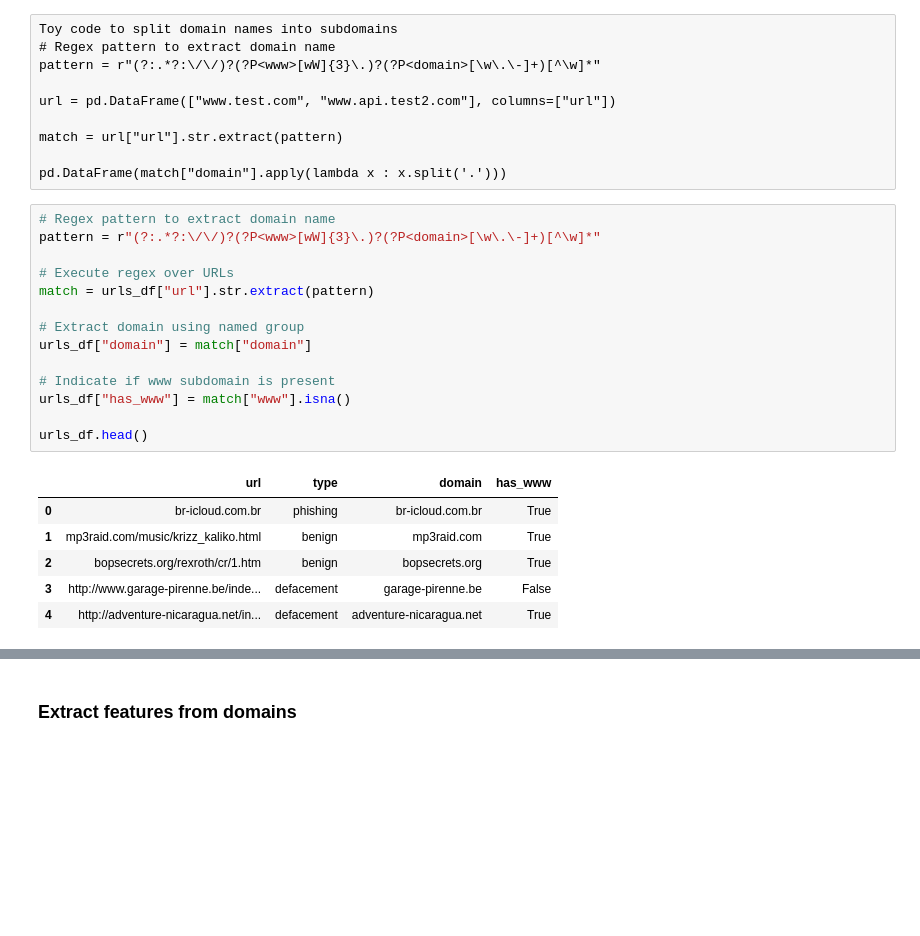
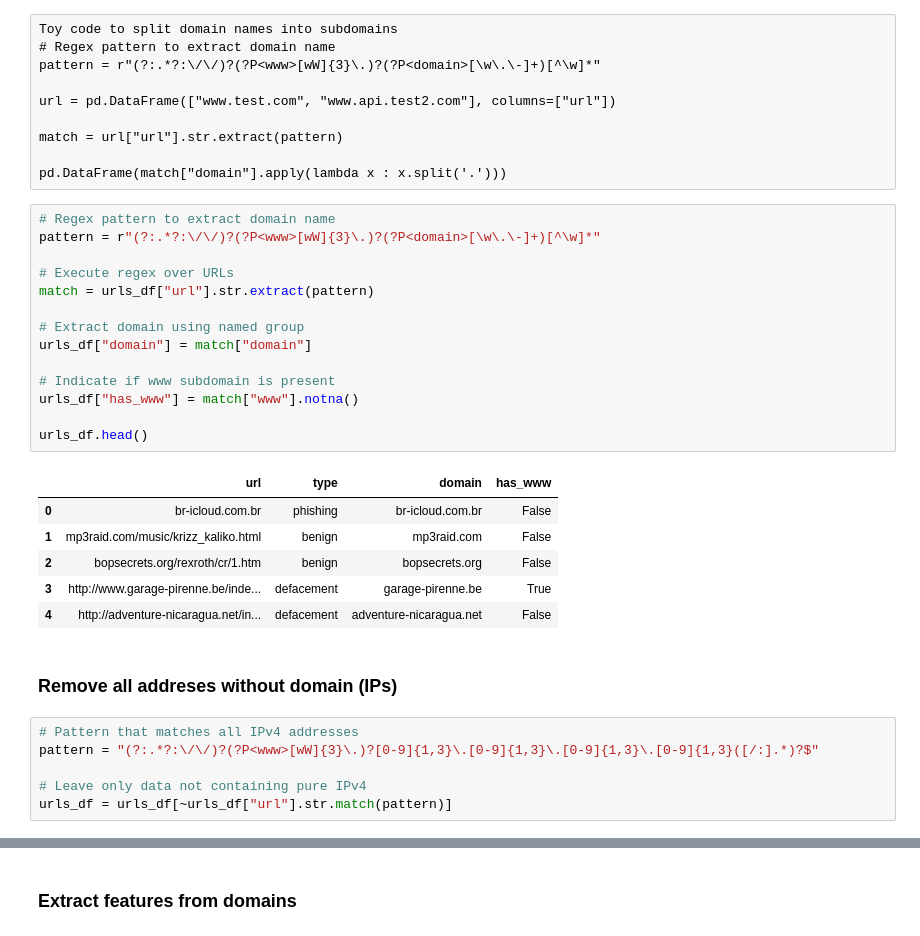
Before and after one commit to Kairixir/URL-domain-name-clustering, a Jupyter notebook: bachelor_thesis.ipynb, the cells around one changed output, grey strips where cells are left out. Drawn from its saved outputs; the diff is of its cells as text; blank space fills up the shorter version.

```diff
--- a/bachelor_thesis.ipynb
+++ b/bachelor_thesis.ipynb
@@ -82,21 +107,29 @@ pd.DataFrame(match["domain"].apply(lambda x : x.split('.')))
 # %%
 # Regex pattern to extract domain name
 pattern = r"(?:.*?:\/\/)?(?P<www>[wW]{3}\.)?(?P<domain>[\w\.\-]+)[^\w]*"
 
 # Execute regex over URLs
 match = urls_df["url"].str.extract(pattern)
 
 # Extract domain using named group
 urls_df["domain"] = match["domain"]
 
 # Indicate if www subdomain is present
-urls_df["has_www"] = match["www"].isna()
+urls_df["has_www"] = match["www"].notna()
 
 urls_df.head()
 # %% [output]
 |  | url | type | domain | has_www |
-| 0 | br-icloud.com.br | phishing | br-icloud.com.br | True |
-| 1 | mp3raid.com/music/krizz_kaliko.html | benign | mp3raid.com | True |
-| 2 | bopsecrets.org/rexroth/cr/1.htm | benign | bopsecrets.org | True |
-| 3 | http://www.garage-pirenne.be/inde... | defacement | garage-pirenne.be | False |
-| 4 | http://adventure-nicaragua.net/in... | defacement | adventure-nicaragua.net | True |
+| 0 | br-icloud.com.br | phishing | br-icloud.com.br | False |
+| 1 | mp3raid.com/music/krizz_kaliko.html | benign | mp3raid.com | False |
+| 2 | bopsecrets.org/rexroth/cr/1.htm | benign | bopsecrets.org | False |
+| 3 | http://www.garage-pirenne.be/inde... | defacement | garage-pirenne.be | True |
+| 4 | http://adventure-nicaragua.net/in... | defacement | adventure-nicaragua.net | False |
+# %% [markdown]
+### Remove all addreses without domain (IPs)
+# %%
+# Pattern that matches all IPv4 addresses
+pattern = "(?:.*?:\/\/)?(?P<www>[wW]{3}\.)?[0-9]{1,3}\.[0-9]{1,3}\.[0-9]{1,3}\.[0-9]{1,3}([/:].*)?$"
+
+# Leave only data not containing pure IPv4
+urls_df = urls_df[~urls_df["url"].str.match(pattern)]
```
Also changed, not shown: parts of 11 cells of this notebook.
